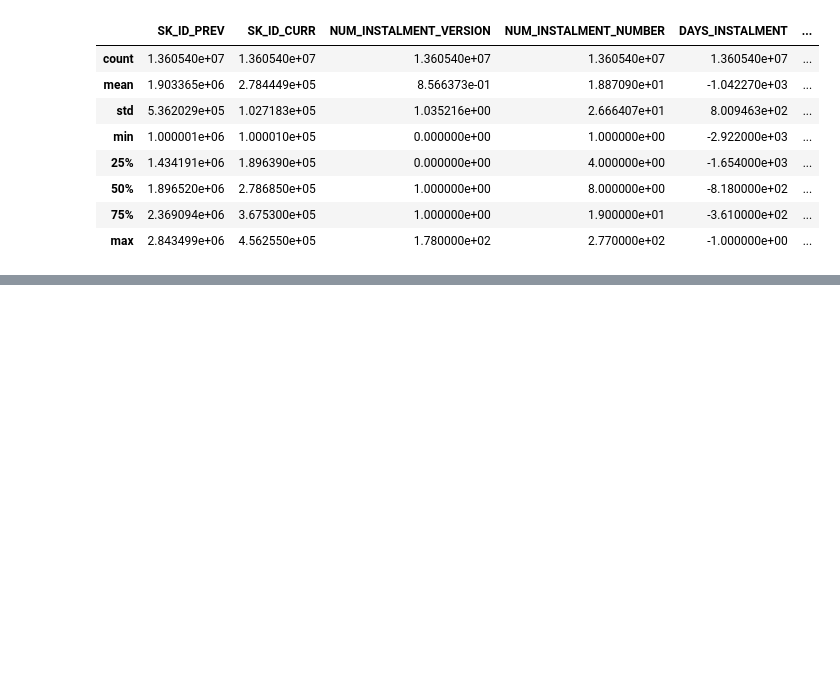
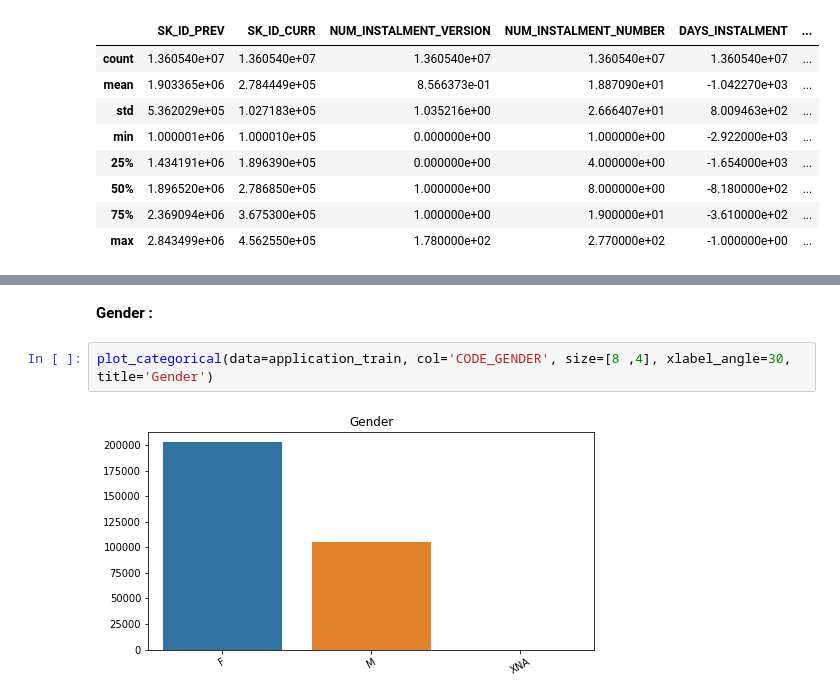
Before and after one commit to StefBerechet/OC_DS_P7_Modele_Scoring, a Jupyter notebook: P7_01_Exploration_Data.ipynb, the cells around one changed output, grey strips where cells are left out. Cells and saved outputs as stored; diff of their text form; blank space fills up the shorter version.

```diff
--- a/P7_01_Exploration_Data.ipynb
+++ b/P7_01_Exploration_Data.ipynb
@@ -423,0 +470,6 @@ find_missing(installments_payments).T
+# %% [markdown]
+**Gender :**
+# %%
+plot_categorical(data=application_train, col='CODE_GENDER', size=[8 ,4], xlabel_angle=30, title='Gender')
+# %% [output]
+[figure, added]
```
Also changed, not shown: parts of 88 cells of this notebook.
